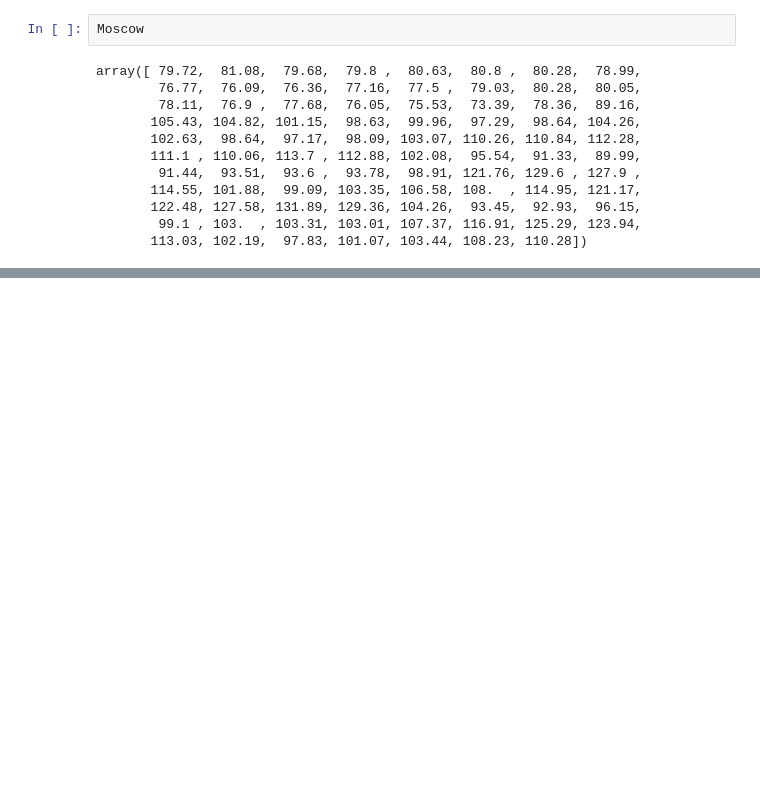
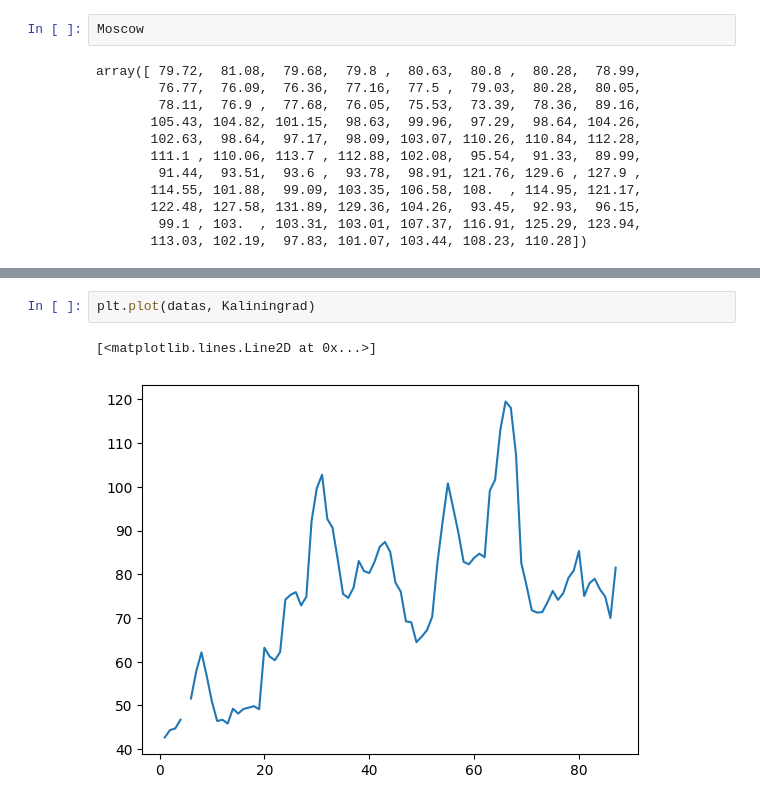
Before and after one commit to tecStudent/alura-numpy, a Jupyter notebook: notebook.ipynb, the cells around one changed output, grey strips where cells are left out. Drawn from its saved outputs; the diff is of its cells as text; blank space fills up the shorter version.

```diff
--- a/notebook.ipynb
+++ b/notebook.ipynb
@@ -142,0 +174,5 @@ array([ 79.72,  81.08,  79.68,  79.8 ,  80.63,  80.8 ,  80.28,  78.99,
+# %%
+plt.plot(datas, Kaliningrad)
+# %% [output]
+[<matplotlib.lines.Line2D at 0x...>]
+[figure, added]
```
Also changed, not shown: parts of 15 cells of this notebook.
